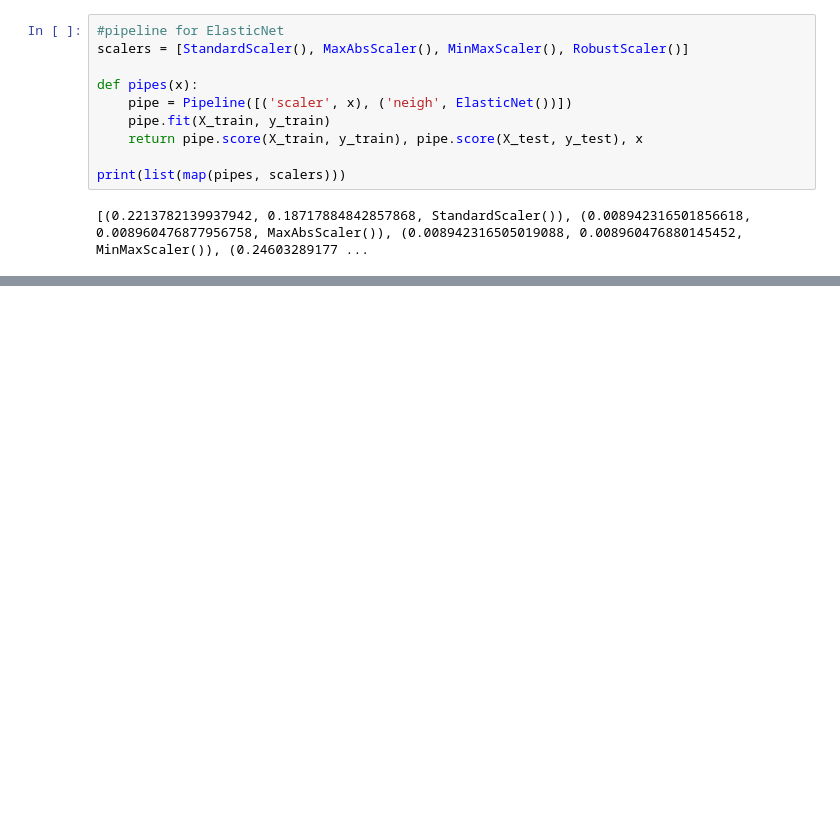
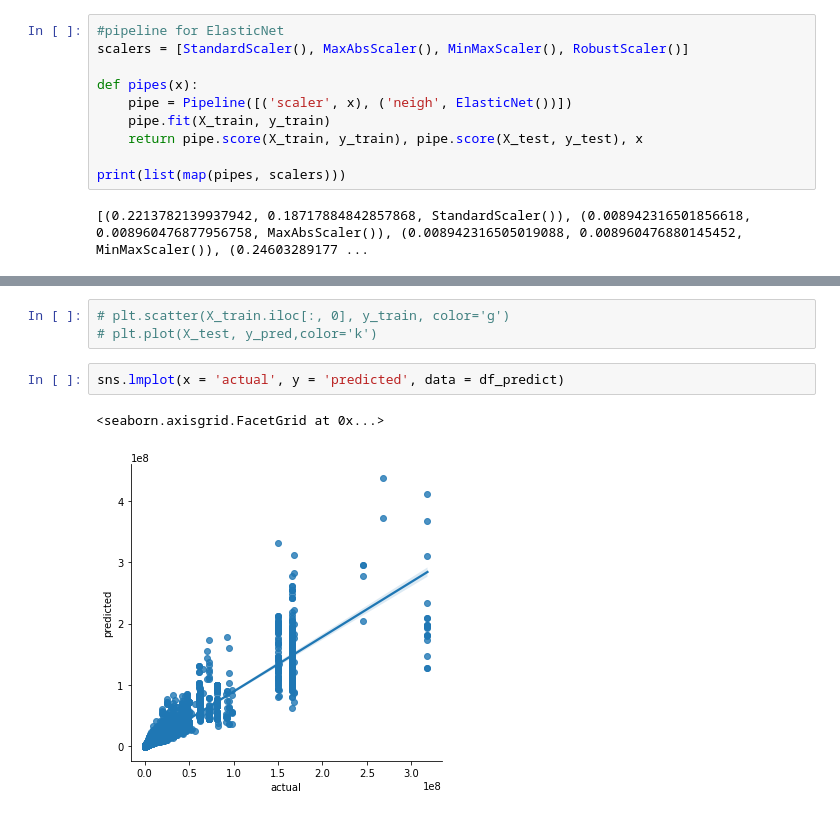
Before and after one commit to LuisaPolicarpo/Hackathon--aws, a Jupyter notebook: EDA/M_Hackaton_RealEstate.ipynb, the cells around one changed output, grey strips where cells are left out. Saved outputs shown, nothing was run; the diff lists cells and outputs as text; blank space fills up the shorter version.

```diff
--- a/EDA/M_Hackaton_RealEstate.ipynb
+++ b/EDA/M_Hackaton_RealEstate.ipynb
@@ -535,0 +825,8 @@ print(list(map(pipes, scalers)))
+# %%
+# plt.scatter(X_train.iloc[:, 0], y_train, color='g')
+# plt.plot(X_test, y_pred,color='k')
+# %%
+sns.lmplot(x = 'actual', y = 'predicted', data = df_predict)
+# %% [output]
+<seaborn.axisgrid.FacetGrid at 0x...>
+[figure, added]
```
Also changed, not shown: parts of 39 cells of this notebook.
